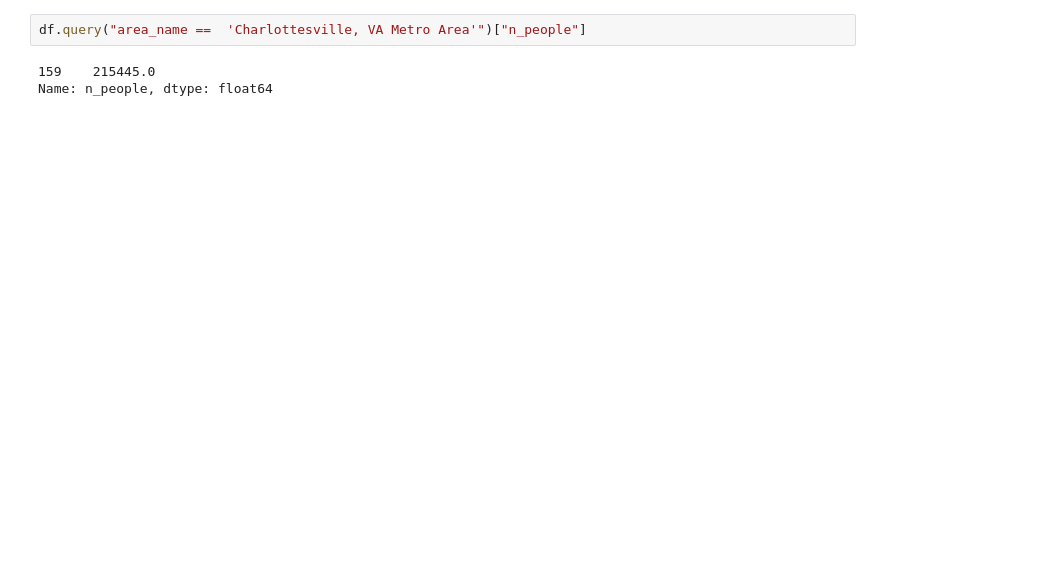
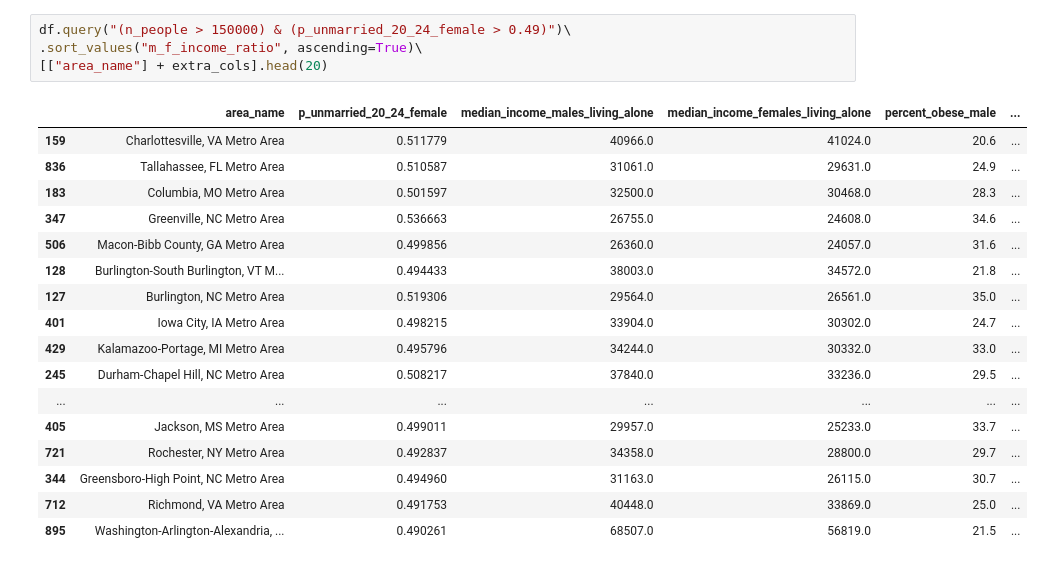
Before and after one commit to John-Curcio/census_data, a Jupyter notebook: efficient frontier with obesity data.ipynb, the cells around one changed output. Saved outputs shown, nothing was run; the diff lists cells and outputs as text; blank space fills up the shorter version.

```diff
--- a/efficient frontier with obesity data.ipynb
+++ b/efficient frontier with obesity data.ipynb
@@ -205,5 +253,22 @@ pr_df
-# %%
-df.query("area_name ==  'Charlottesville, VA Metro Area'")["n_people"]
-# %% [output]
-159    215445.0
-Name: n_people, dtype: float64
+# %%
+df.query("(n_people > 150000) & (p_unmarried_20_24_female > 0.49)")\
+.sort_values("m_f_income_ratio", ascending=True)\
+[["area_name"] + extra_cols].head(20)
+# %% [output]
+|  | area_name | p_unmarried_20_24_female | median_income_males_living_alone | median_income_females_living_alone | percent_obese_male | ... |
+| 159 | Charlottesville, VA Metro Area | 0.511779 | 40966.0 | 41024.0 | 20.6 | ... |
+| 836 | Tallahassee, FL Metro Area | 0.510587 | 31061.0 | 29631.0 | 24.9 | ... |
+| 183 | Columbia, MO Metro Area | 0.501597 | 32500.0 | 30468.0 | 28.3 | ... |
+| 347 | Greenville, NC Metro Area | 0.536663 | 26755.0 | 24608.0 | 34.6 | ... |
+| 506 | Macon-Bibb County, GA Metro Area | 0.499856 | 26360.0 | 24057.0 | 31.6 | ... |
+| 128 | Burlington-South Burlington, VT M... | 0.494433 | 38003.0 | 34572.0 | 21.8 | ... |
+| 127 | Burlington, NC Metro Area | 0.519306 | 29564.0 | 26561.0 | 35.0 | ... |
+| 401 | Iowa City, IA Metro Area | 0.498215 | 33904.0 | 30302.0 | 24.7 | ... |
+| 429 | Kalamazoo-Portage, MI Metro Area | 0.495796 | 34244.0 | 30332.0 | 33.0 | ... |
+| 245 | Durham-Chapel Hill, NC Metro Area | 0.508217 | 37840.0 | 33236.0 | 29.5 | ... |
+| ... | ... | ... | ... | ... | ... | ... |
+| 405 | Jackson, MS Metro Area | 0.499011 | 29957.0 | 25233.0 | 33.7 | ... |
+| 721 | Rochester, NY Metro Area | 0.492837 | 34358.0 | 28800.0 | 29.7 | ... |
+| 344 | Greensboro-High Point, NC Metro Area | 0.494960 | 31163.0 | 26115.0 | 30.7 | ... |
+| 712 | Richmond, VA Metro Area | 0.491753 | 40448.0 | 33869.0 | 25.0 | ... |
+| 895 | Washington-Arlington-Alexandria, ... | 0.490261 | 68507.0 | 56819.0 | 21.5 | ... |
```
Also changed, not shown: parts of 14 cells of this notebook.
